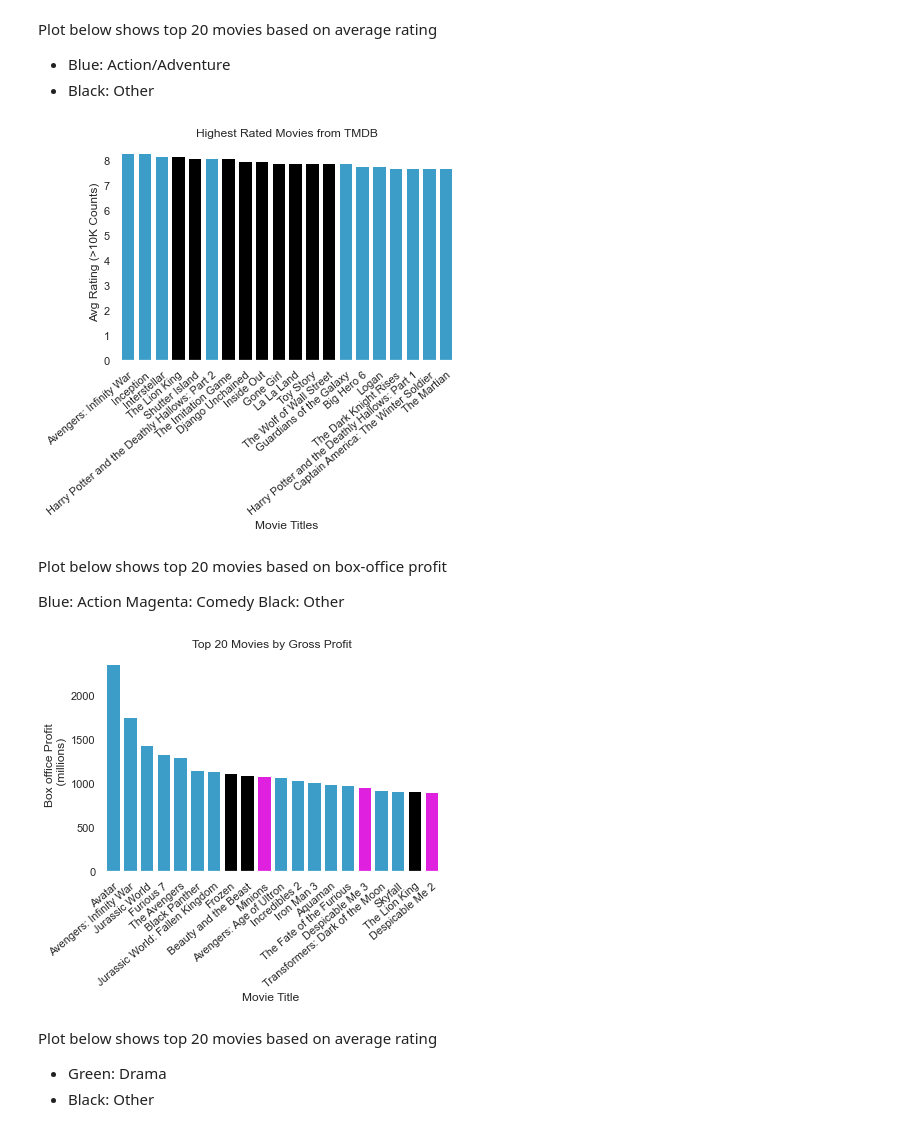
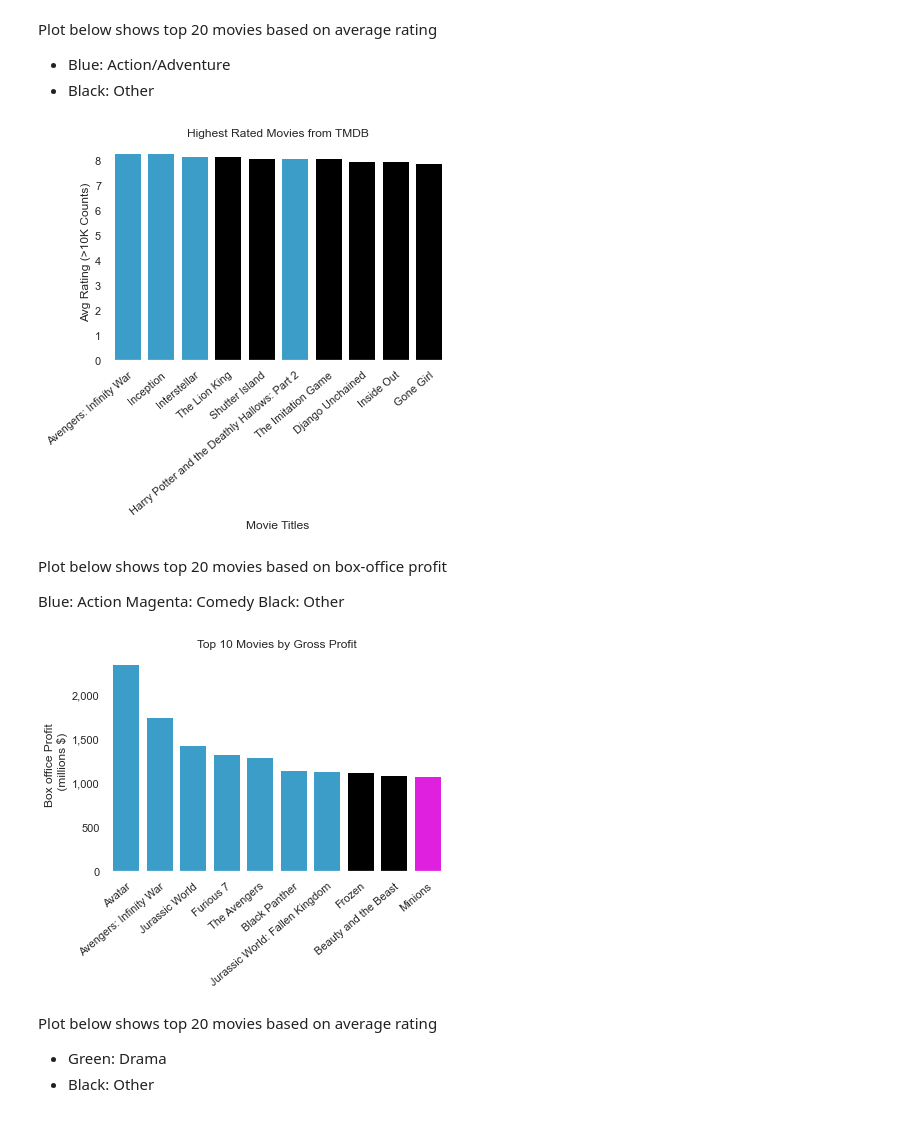
Before and after one commit to mccafj/MS-movie-studio-project, a Jupyter notebook: MS_Movie_Studio_Project.ipynb, the cells around one changed output. Saved outputs shown, nothing was run; the diff lists cells and outputs as text; code cells hidden in the pictures.

Commit message:
updated notebook, new graphs from dryruns feedback

```diff
--- a/MS_Movie_Studio_Project.ipynb
+++ b/MS_Movie_Studio_Project.ipynb
@@ -292,7 +257,7 @@ merged_df['genre_ids'] = merged_df['genre_ids'].str.replace('37', 'Western')
 # %%
-df_TMDB_TN = pd.read_csv('./Notes/Merged_df_TMDB_TN.csv')
+df_TMDB_TN = pd.read_csv('./zippedData/Merged_df_TMDB_TN.csv')
 # %% [markdown]
 Determining top 20 movies based on highest profit at the Box-office
 # %%
-df_top_movies = df_TMDB_TN.sort_values(by=['gross_profit_by_millions'], ascending=False).head(20)
+df_top_movies = df_TMDB_TN.sort_values(by=['gross_profit_by_millions'], ascending=False).head(10)
 # %% [markdown]
@@ -375,7 +343,7 @@ Plot below shows top 20 movies based on average rating
 # %%
 # code for plot used on Action/Adventure slide
 
-ax = sns.barplot(data=top_20_votes, x='original_title', y='vote_average',
+ax = sns.barplot(data=top_10_votes, x='original_title', y='vote_average',
                  palette = ['#25a6e0', '#25a6e0', '#25a6e0', 'black', 'black', '#25a6e0', 'black', 'black', 'black', 'black',
                            'black', 'black', 'black', '#25a6e0', '#25a6e0', '#25a6e0', '#25a6e0', '#25a6e0', '#25a6e0', '#25a6e0'])
 
@@ -387,7 +355,7 @@ ax.set_title('Highest Rated Movies from TMDB');
 
 #plt.savefig('./zippedData/highest rated movies from TMDB action adv', bbox_inches='tight', dpi=300);
 # %% [output]
-[figure, old version]
+[figure, new version]
 # %% [markdown]
 Plot below shows top 20 movies based on box-office profit
 
@@ -395,20 +363,27 @@ Blue: Action
 Magenta: Comedy
 Black: Other
 # %%
-ax = sns.barplot( x=df_top_movies['original_title'], y=df_top_movies['gross_profit_by_millions'], palette = (['#25a6e0', '#25a6e0', '#25a6e0', '#25a6e0', '#25a6e0', '#25a6e0', '#25a6e0', 'black', 'black', 'magenta', '#25a6e0', '#25a6e0', '#25a6e0', '#25a6e0', '#25a6e0', 'magenta', '#25a6e0', '#25a6e0', 'black', 'magenta']), ci=None )
+ax = sns.barplot( x=df_top_movies['original_title'],
+                 y=df_top_movies['gross_profit_by_millions'],
+                 palette = (['#25a6e0', '#25a6e0', '#25a6e0', '#25a6e0', '#25a6e0', '#25a6e0', '#25a6e0',
+                             'black', 'black', 'magenta', '#25a6e0', '#25a6e0', '#25a6e0', '#25a6e0',
+                             '#25a6e0', 'magenta', '#25a6e0', '#25a6e0', 'black', 'magenta']), ci=None )
 
 
 
 ax.set_xticklabels(ax.get_xticklabels(), rotation=40, ha="right", rotation_mode='anchor')
-ax.set_ylabel('Box office Profit \n (millions)')
-ax.set_xlabel('Movie Title ')
-ax.set_title('Top 20 Movies by Gross Profit');
+ax.set_ylabel('Box office Profit \n (millions $)')
+ax.set_xlabel('')
+ax.set_title('Top 10 Movies by Gross Profit');
 sns.set(rc={'axes.facecolor':(0,0,0,0), 'figure.facecolor':(0,0,0,0)})
 
-#plt.savefig('../zippedData/Top_20_Movies_by_Gross_Profit_2', bbox_inches='tight', dpi=300);
+
+ax.yaxis.set_major_formatter(StrMethodFormatter('{x:,.0f}'))
+
+#plt.savefig('./zippedData/Top_10_Movies_by_Gross_Profit_5', bbox_inches='tight', dpi=300);
 # plt.gcf().axes[0].yaxis.get_major_formatter().set_scientific(False)
 # %% [output]
-[figure, old version]
+[figure, new version]
 # %% [markdown]
 Plot below shows top 20 movies based on average rating
 - Green: Drama
```
Also changed, not shown: parts of 19 cells of this notebook, 9 other files.
